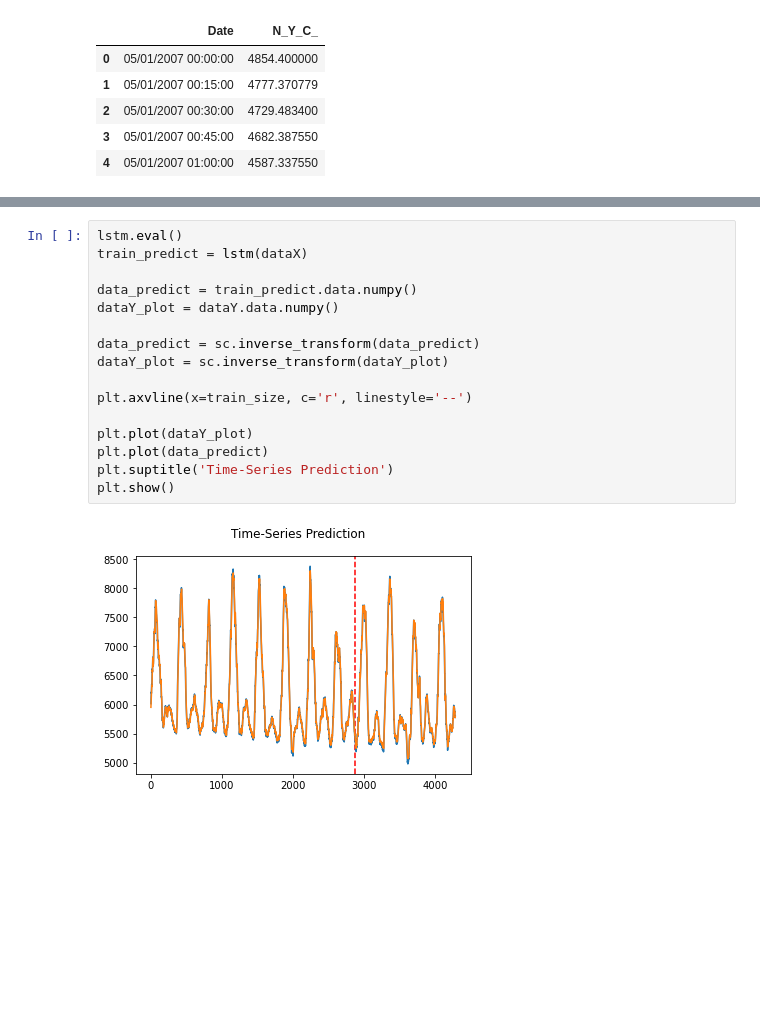
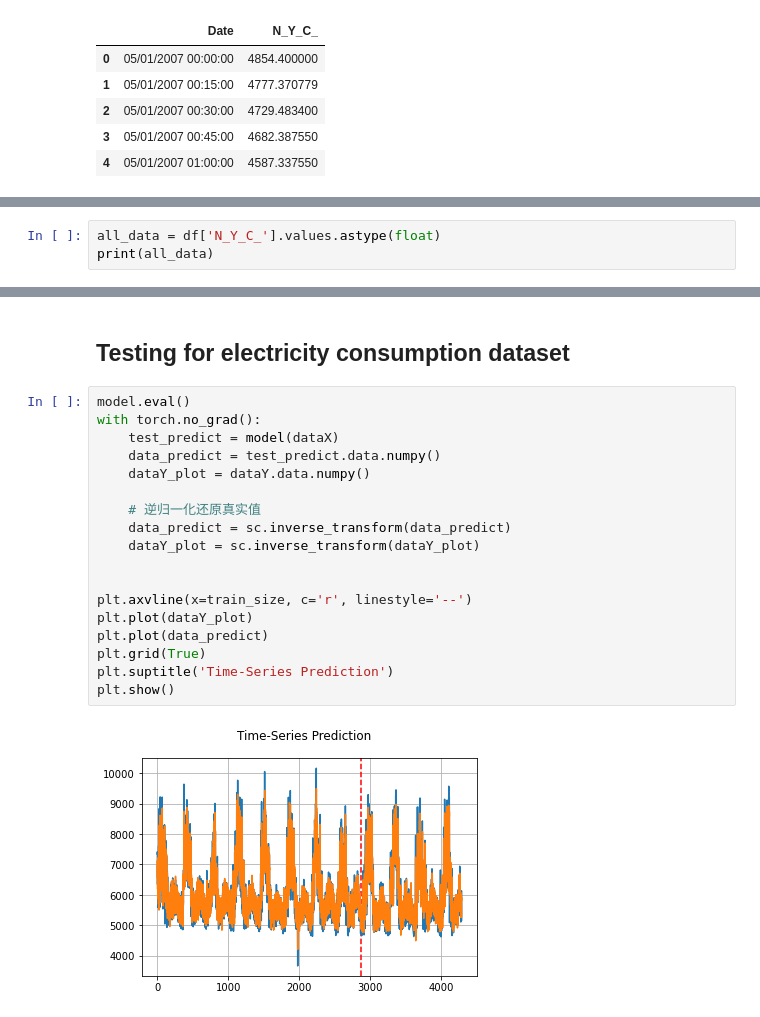
Before and after one commit to tyokyo320/time-series, a Jupyter notebook: lstm.ipynb, the cells around one changed output, grey strips where cells are left out. Cells and saved outputs as stored; diff of their text form; blank space fills up the shorter version.

Commit message:
✨ feat: add lstm

```diff
--- a/lstm.ipynb
+++ b/lstm.ipynb
@@ -86,0 +56,3 @@ plt.show()
+# %%
+all_data = df['N_Y_C_'].values.astype(float)
+print(all_data)
@@ -199,18 +215,22 @@ Epoch: 99900, loss: 0.00021
+# %% [markdown]
+## Testing for electricity consumption dataset
 # %%
-lstm.eval()
-train_predict = lstm(dataX)
+model.eval()
+with torch.no_grad():
+    test_predict = model(dataX)
+    data_predict = test_predict.data.numpy()
+    dataY_plot = dataY.data.numpy()
 
-data_predict = train_predict.data.numpy()
-dataY_plot = dataY.data.numpy()
+    # 逆归一化还原真实值
+    data_predict = sc.inverse_transform(data_predict)
+    dataY_plot = sc.inverse_transform(dataY_plot)
 
-data_predict = sc.inverse_transform(data_predict)
-dataY_plot = sc.inverse_transform(dataY_plot)
 
 plt.axvline(x=train_size, c='r', linestyle='--')
-
 plt.plot(dataY_plot)
 plt.plot(data_predict)
+plt.grid(True)
 plt.suptitle('Time-Series Prediction')
 plt.show()
 # %% [output]
-[figure, old version]
+[figure, new version]
```
Also changed, not shown: parts of 14 cells of this notebook, 1 other file.
